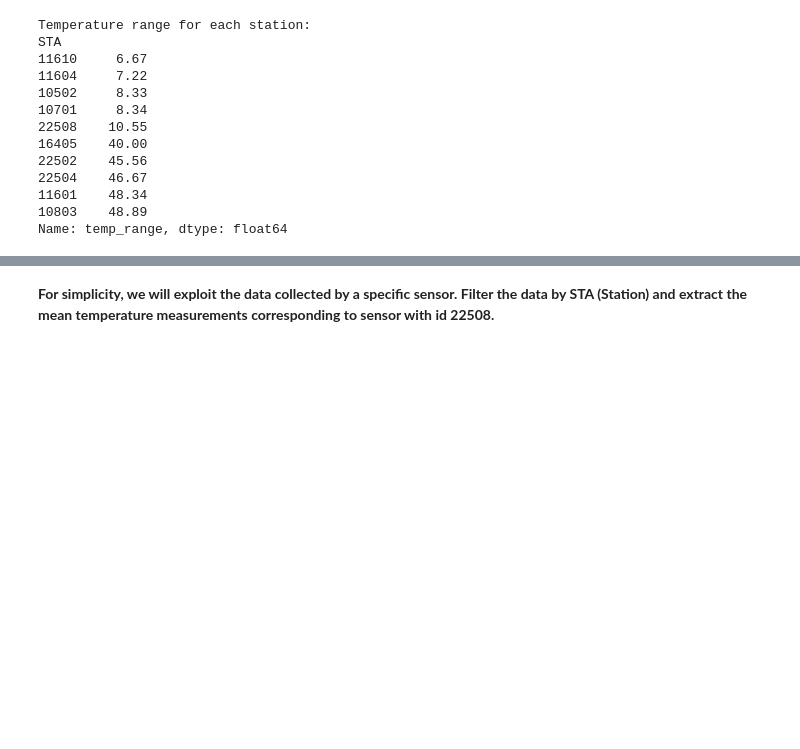
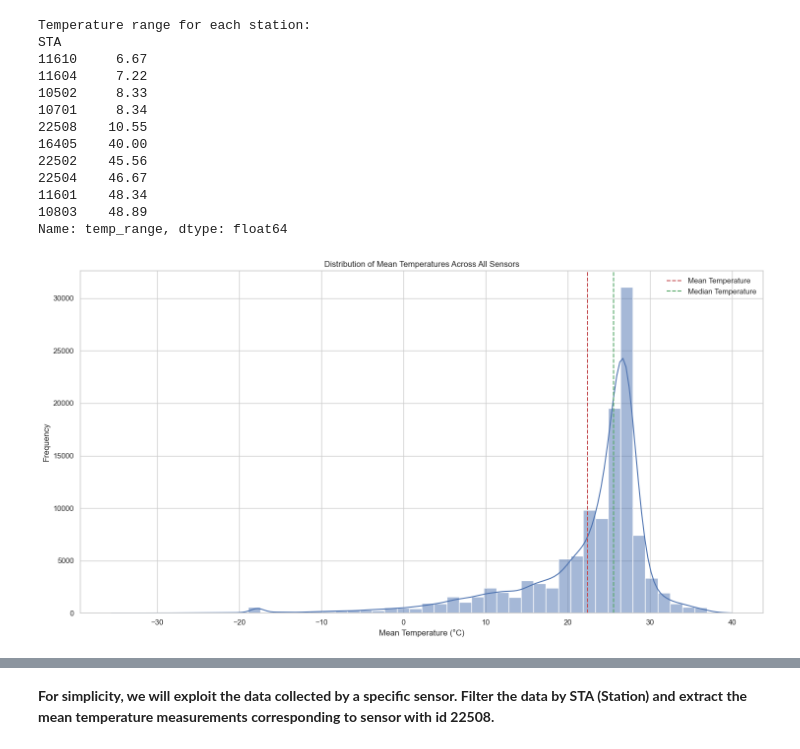
Before and after one commit to imadbenmadi/ITDS-practise-project, a Jupyter notebook: notebook.ipynb, the cells around one changed output, grey strips where cells are left out. Saved outputs shown, nothing was run; the diff lists cells and outputs as text; code cells hidden in the pictures; blank space fills up the shorter version.

```diff
--- a/notebook.ipynb
+++ b/notebook.ipynb
@@ -1007,3 +935,17 @@ STA
 11601    48.34
 10803    48.89
 Name: temp_range, dtype: float64
+# %%
+# Analyze temperature distribution across all the sensors
+plt.figure(figsize=(15, 8))
+sns.histplot(df['MeanTemp'], bins=50, kde=True)
+plt.title('Distribution of Mean Temperatures Across All Sensors')
+plt.xlabel('Mean Temperature (°C)')
+plt.ylabel('Frequency')
+plt.axvline(df['MeanTemp'].mean(), color='r', linestyle='--', label='Mean Temperature')
+plt.axvline(df['MeanTemp'].median(), color='g', linestyle='--', label='Median Temperature')
+plt.legend()
+plt.tight_layout()
+plt.show()
+# %% [output]
+[figure, added]
```
Also changed, not shown: parts of 28 cells of this notebook, 1 other file.
